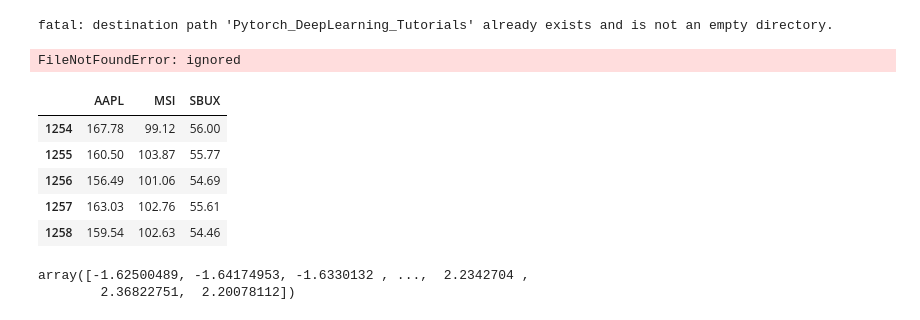
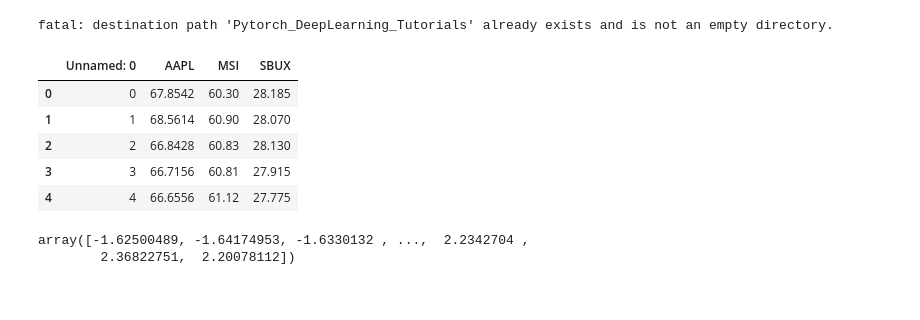
Before and after one commit to comchem/Pytorch_DeepLearning_Tutorials, a Jupyter notebook: Sec6-RNN_&_TimeSeries/8-Stock_Returns.ipynb, the cells around one changed output. Cells and saved outputs as stored; diff of their text form; code cells hidden in the pictures.

```diff
--- a/Sec6-RNN_&_TimeSeries/8-Stock_Returns.ipynb
+++ b/Sec6-RNN_&_TimeSeries/8-Stock_Returns.ipynb
@@ -14,18 +14,16 @@ from sklearn.preprocessing import StandardScaler
 # %% [output]
 fatal: destination path 'Pytorch_DeepLearning_Tutorials' already exists and is not an empty directory.
 # %%
-path = './Pytorch_DeepLearning_Tutorials/data/sbux.csv'
-df = pd.read_csv(path)
+#path = './Pytorch_DeepLearning_Tutorials/data/sbux.csv'
+df = pd.read_csv('sbux.csv')
-# %% [output]
-FileNotFoundError: ignored
 # %%
 df.to_csv('sbux.csv')
 # %%
-df.tail()
+df.head()
 # %% [output]
-|  | AAPL | MSI | SBUX |
-| 1254 | 167.78 | 99.12 | 56.00 |
-| 1255 | 160.50 | 103.87 | 55.77 |
-| 1256 | 156.49 | 101.06 | 54.69 |
-| 1257 | 163.03 | 102.76 | 55.61 |
-| 1258 | 159.54 | 102.63 | 54.46 |
+|  | Unnamed: 0 | AAPL | MSI | SBUX |
+| 0 | 0 | 67.8542 | 60.30 | 28.185 |
+| 1 | 1 | 68.5614 | 60.90 | 28.070 |
+| 2 | 2 | 66.8428 | 60.83 | 28.130 |
+| 3 | 3 | 66.7156 | 60.81 | 27.915 |
+| 4 | 4 | 66.6556 | 61.12 | 27.775 |
```
Also changed, not shown: parts of 1 cell of this notebook.
